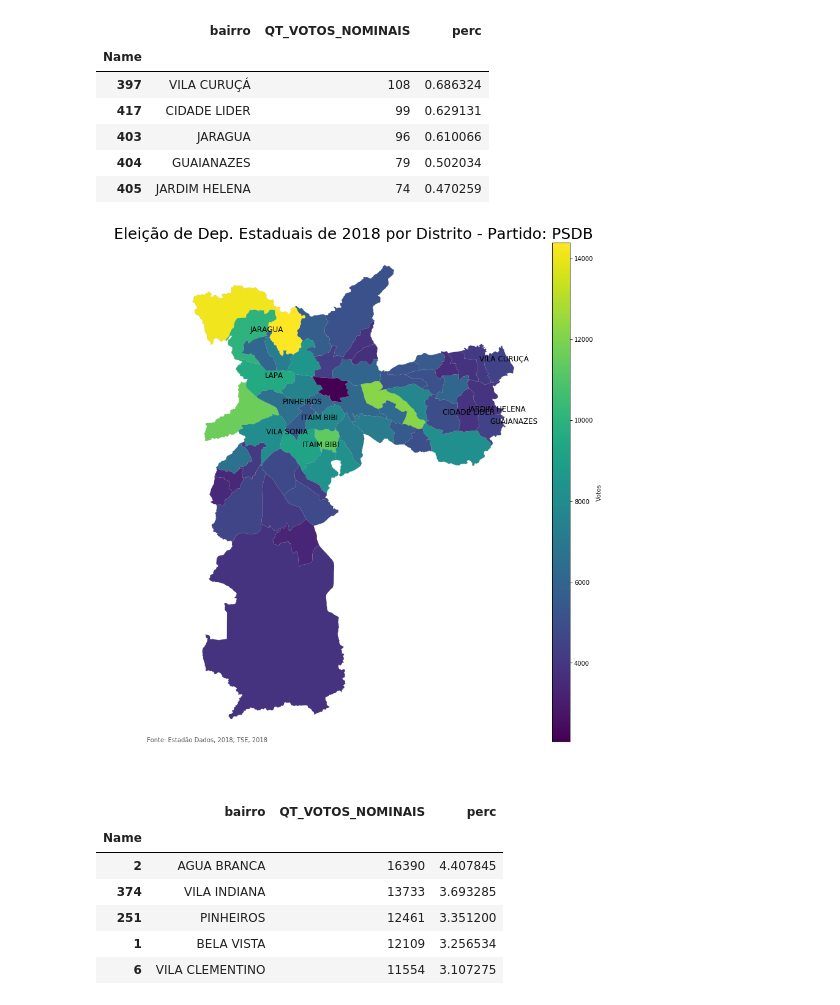
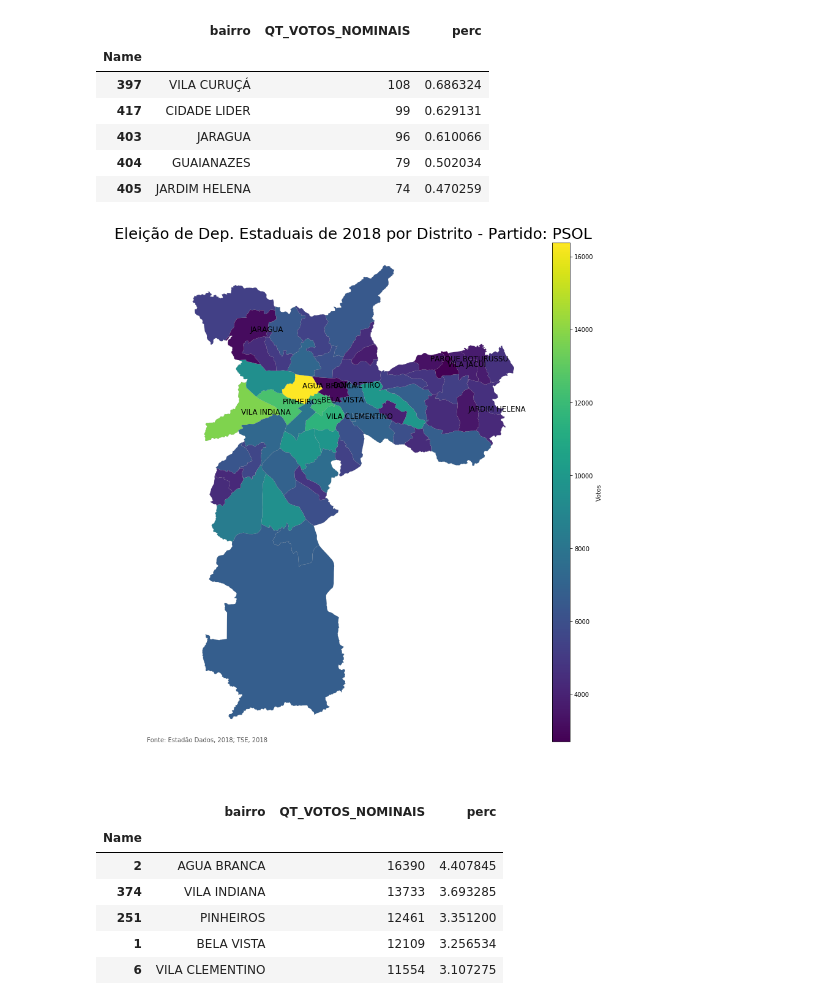
Before and after one commit to gchinellato/Mapa-SP-Eleicao-2018, a Jupyter notebook: Mapa-SP-Eleição-2018-Distrito.ipynb, the cells around one changed output. Cells and saved outputs as stored; diff of their text form; code cells hidden in the pictures.

```diff
--- a/Mapa-SP-Eleição-2018-Distrito.ipynb
+++ b/Mapa-SP-Eleição-2018-Distrito.ipynb
@@ -145,7 +145,7 @@ ranking.tail()
 | 405 | JARDIM HELENA | 74 | 0.470259 |
 # %%
 # Definir candidato para analisar
-NR_PARTIDO = 45
+NR_PARTIDO = 50
 df_zona_sp_part = df_zona_sp[df_zona_sp['NR_PARTIDO'] == NR_PARTIDO]
 df_zona_sp_part = df_zona_sp_part.groupby(['NR_ZONA','SG_PARTIDO', 'bairro'])['QT_VOTOS_NOMINAIS'].sum().reset_index()
 df_zona_sp_part.set_index('NR_ZONA', drop=False, inplace=True)
@@ -163,30 +163,34 @@ df_mapa_part.sort_values('QT_VOTOS_NOMINAIS', ascending=False, inplace=True)
 # %%
 from mpl_toolkits.axes_grid1 import make_axes_locatable
 
 fig, ax = plt.subplots(1, figsize=(15,15))
+
+df_mapa_part["center"] = df_mapa_part["geometry"].centroid
+df_points = df_mapa_part.copy()
+df_points.set_geometry("center", inplace = True)
 
 divider = make_axes_locatable(ax)
 cax = divider.append_axes("right", size="5%", pad=0.5)
 
 ax = df_mapa_part.plot(column='QT_VOTOS_NOMINAIS', legend=True,
                        legend_kwds={'label': 'Votos', 'orientation': 'vertical'},
                        linewidth=0.1, ax=ax, cax=cax, edgecolor='grey')
 
 for x, y, label in zip(df_points[:5].geometry.x, df_points[:5].geometry.y, df_points[:5]['bairro']):
     ax.annotate(label, xy=(x, y), xytext=(1,1), textcoords="offset points", fontsize=12)
 
 for x, y, label in zip(df_points[-5:].geometry.x, df_points[-5:].geometry.y, df_points[-5:]['bairro']):
     ax.annotate(label, xy=(x, y), xytext=(1,1), textcoords="offset points", fontsize=12)
 
 ax.set_axis_off()
 ax.set_title('Eleição de Dep. Estaduais de 2018 por Distrito - Partido: ' + df_mapa_part['SG_PARTIDO'][1], fontdict={'fontsize':'25', 'fontweight':'3'})
 ax.annotate('Fonte: Estadão Dados, 2018; TSE, 2018', xy=(0.1,0.08),
             xycoords='figure fraction', horizontalalignment='left', verticalalignment='top', fontsize=10, color='#555555')
 
 plt.show()
-fig.savefig('sp-distrito-partido-psdb.png')
+#fig.savefig('sp-distrito-partido-'+df_mapa_part['SG_PARTIDO'][1]+'.png')
 # %% [output]
-[figure, old version]
+[figure, new version]
 # %%
 ranking = df_mapa_part[['bairro','QT_VOTOS_NOMINAIS']].sort_values('QT_VOTOS_NOMINAIS', ascending=False)
 ranking['perc'] = ranking['QT_VOTOS_NOMINAIS'] / ranking['QT_VOTOS_NOMINAIS'].sum() * 100
```
Also changed, not shown: 5 other files.
